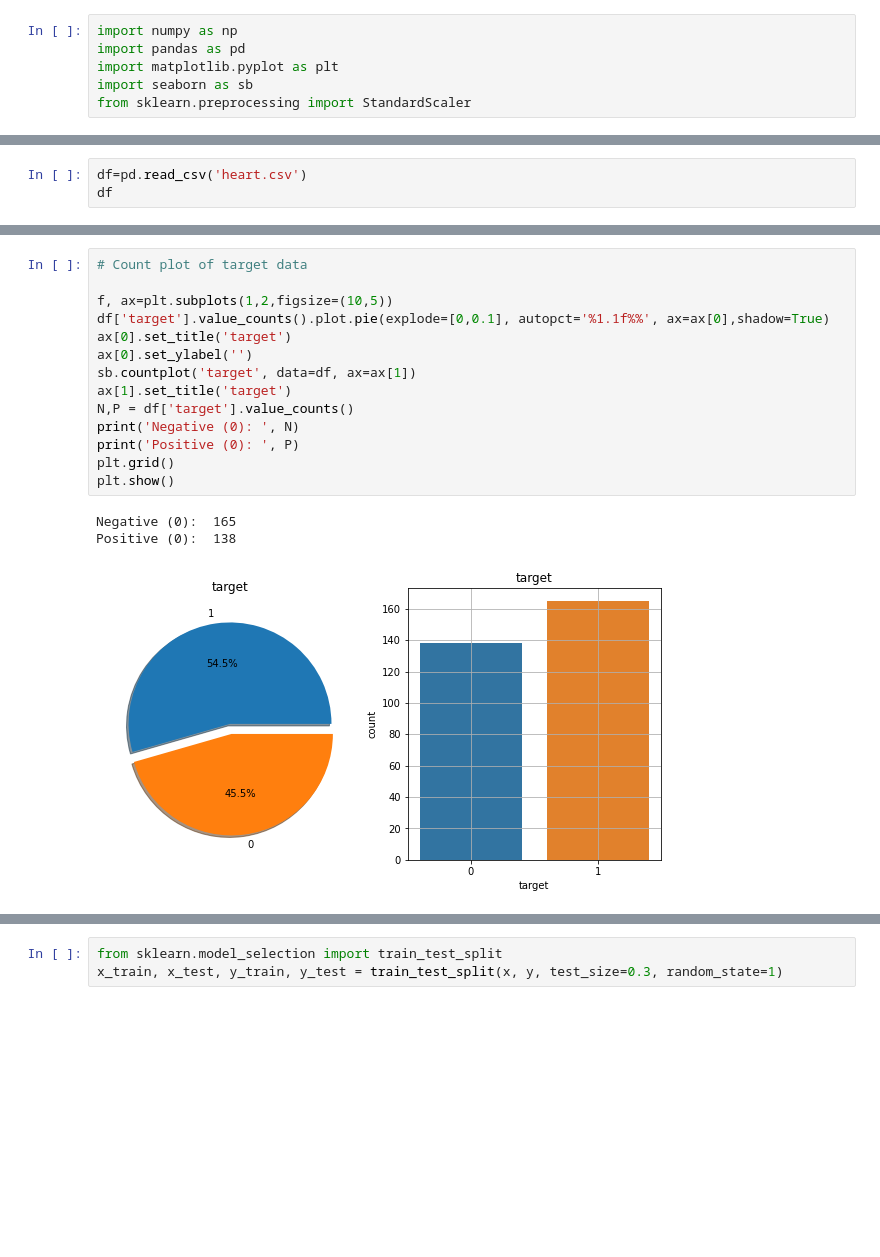
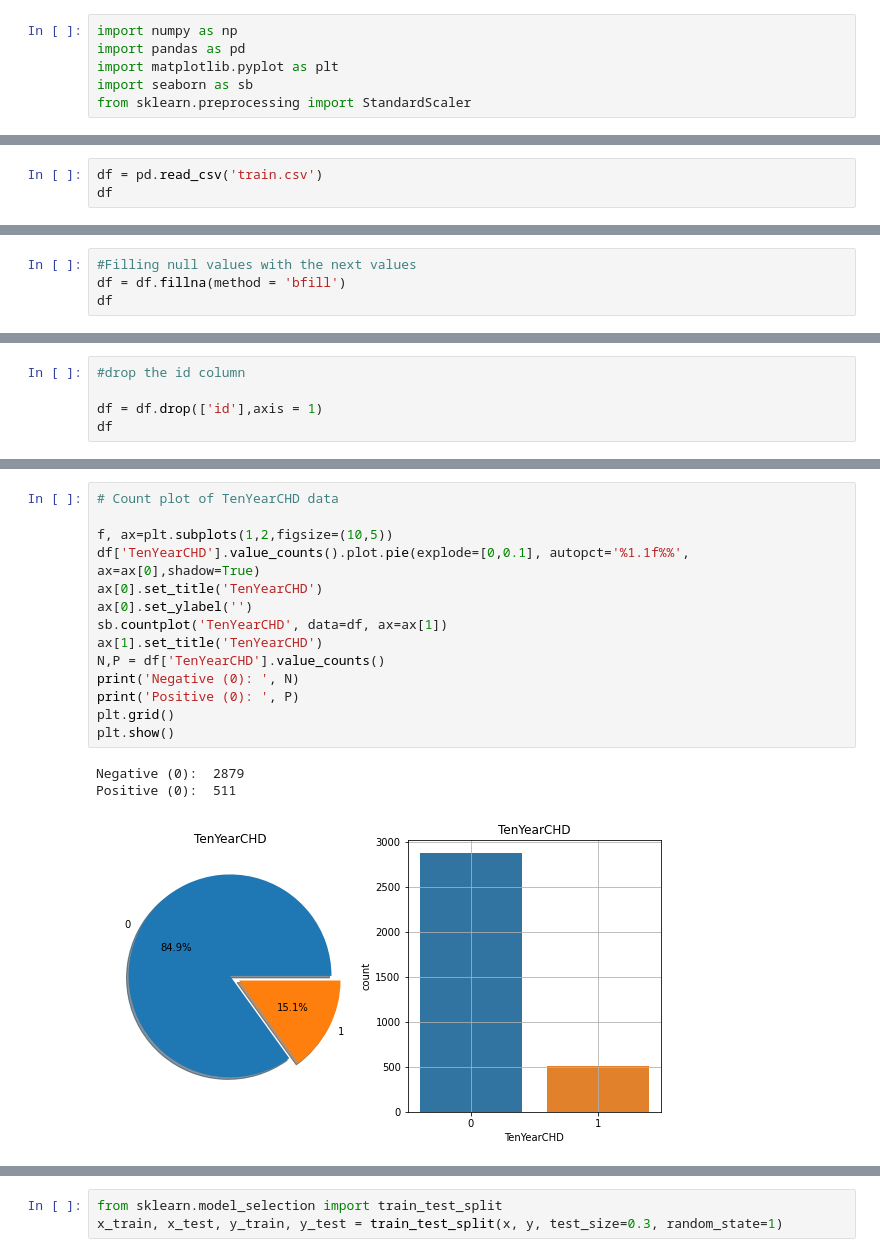
Before and after one commit to Rishad-A-Pulok/Heart_Disease_Prediction, a Jupyter notebook: Heart_Disease.ipynb, the cells around one changed output, grey strips where cells are left out. Drawn from its saved outputs; the diff is of its cells as text; blank space fills up the shorter version.

```diff
--- a/Heart_Disease.ipynb
+++ b/Heart_Disease.ipynb
@@ -20,4 +14,4 @@ Saving heart.csv to heart.csv
 # %%
-df=pd.read_csv('heart.csv')
+df = pd.read_csv('train.csv')
 df
 # %% [output]
@@ -58,0 +108,4 @@ memory usage: 33.3 KB
+# %%
+#Filling null values with the next values
+df = df.fillna(method = 'bfill')
+df
@@ -100,0 +170,5 @@ df.corr()
+# %%
+#drop the id column
+
+df = df.drop(['id'],axis = 1)
+df
@@ -101,21 +209,21 @@ df.corr()
 # %%
-# Count plot of target data
+# Count plot of TenYearCHD data
 
 f, ax=plt.subplots(1,2,figsize=(10,5))
-df['target'].value_counts().plot.pie(explode=[0,0.1], autopct='%1.1f%%', ax=ax[0],shadow=True)
-ax[0].set_title('target')
+df['TenYearCHD'].value_counts().plot.pie(explode=[0,0.1], autopct='%1.1f%%', ax=ax[0],shadow=True)
+ax[0].set_title('TenYearCHD')
 ax[0].set_ylabel('')
-sb.countplot('target', data=df, ax=ax[1])
-ax[1].set_title('target')
-N,P = df['target'].value_counts()
+sb.countplot('TenYearCHD', data=df, ax=ax[1])
+ax[1].set_title('TenYearCHD')
+N,P = df['TenYearCHD'].value_counts()
 print('Negative (0): ', N)
 print('Positive (0): ', P)
 plt.grid()
 plt.show()
 # %% [output]
-Negative (0):  165
-Positive (0):  138
+Negative (0):  2879
+Positive (0):  511
-[figure, old version]
+[figure, new version]
 # %%
 # Visualize disease rate subjectedly gender
 
```
Also changed, not shown: parts of 65 cells of this notebook, 2 other files.
